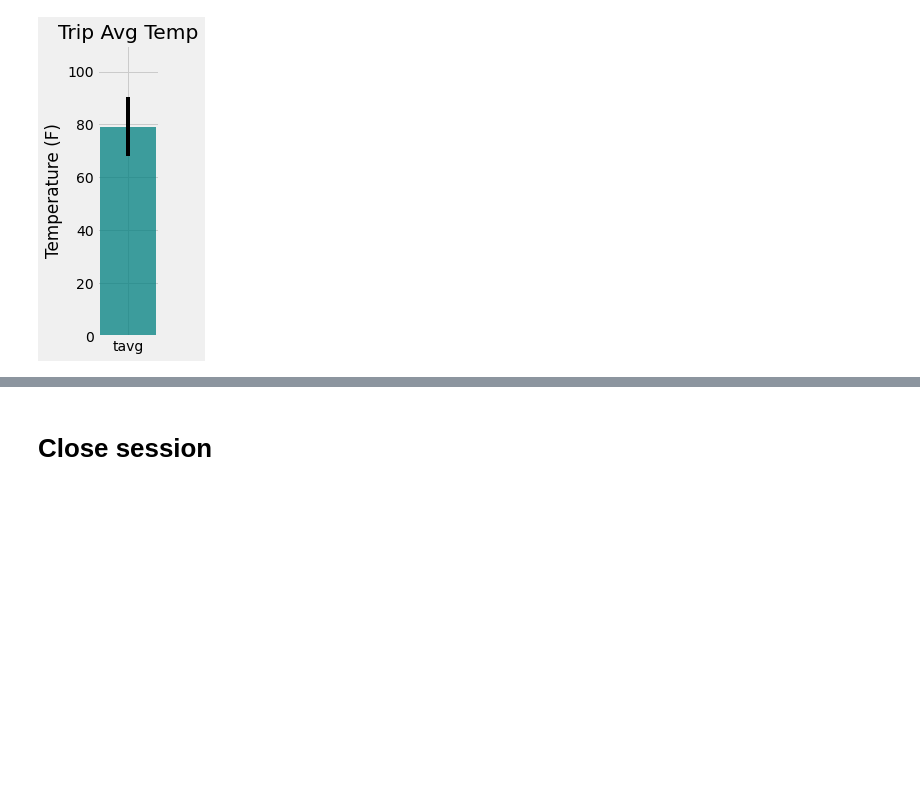
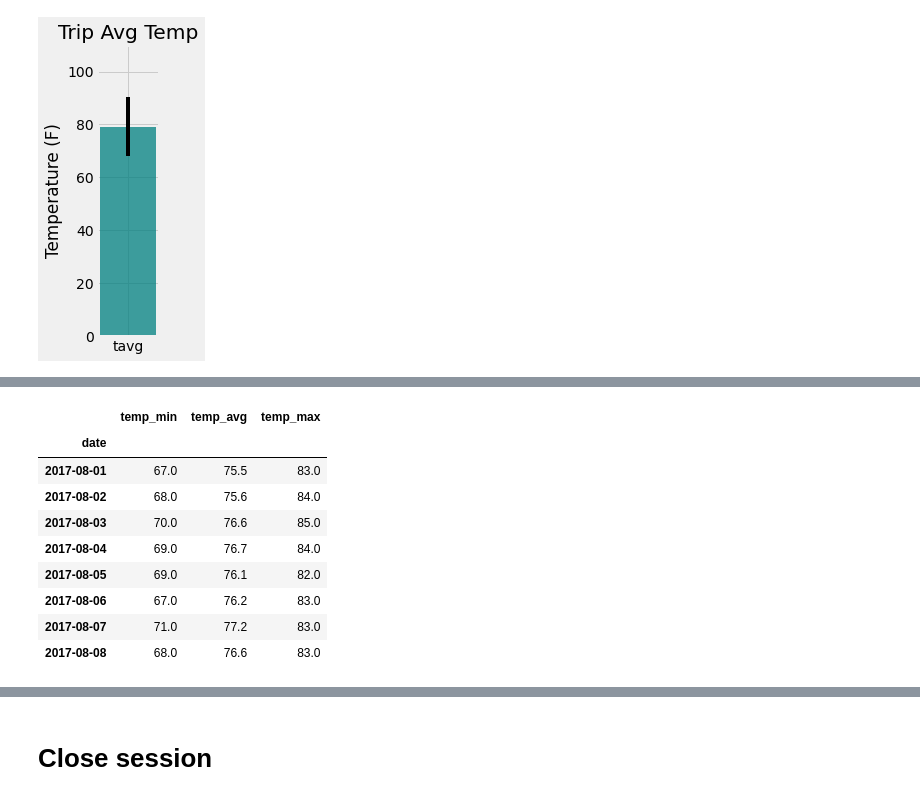
Before and after one commit to mgeorgic/sqlalchemy-challenge, a Jupyter notebook: HW/Code/climate.ipynb, the cells around one changed output, grey strips where cells are left out. Saved outputs shown, nothing was run; the diff lists cells and outputs as text; code cells hidden in the pictures; blank space fills up the shorter version.

```diff
--- a/HW/Code/climate.ipynb
+++ b/HW/Code/climate.ipynb
@@ -280,0 +366,18 @@ plt.tight_layout()
+# %%
+# Load the previous query results into a Pandas DataFrame and add the `trip_dates` range as the `date` index
+
+Hawaii_normals = pd.DataFrame(normals, columns=['temp_min', 'temp_avg', 'temp_max'])
+Hawaii_normals['date'] = trip_dates1
+Hawaii_normals.set_index('date', inplace=True)
+Hawaii_normals.head(10)
+# %% [output]
+|  | temp_min | temp_avg | temp_max |
+| date |  |  |  |
+| 2017-08-01 | 67.0 | 75.5 | 83.0 |
+| 2017-08-02 | 68.0 | 75.6 | 84.0 |
+| 2017-08-03 | 70.0 | 76.6 | 85.0 |
+| 2017-08-04 | 69.0 | 76.7 | 84.0 |
+| 2017-08-05 | 69.0 | 76.1 | 82.0 |
+| 2017-08-06 | 67.0 | 76.2 | 83.0 |
+| 2017-08-07 | 71.0 | 77.2 | 83.0 |
+| 2017-08-08 | 68.0 | 76.6 | 83.0 |
```
Also changed, not shown: parts of 5 cells of this notebook.
